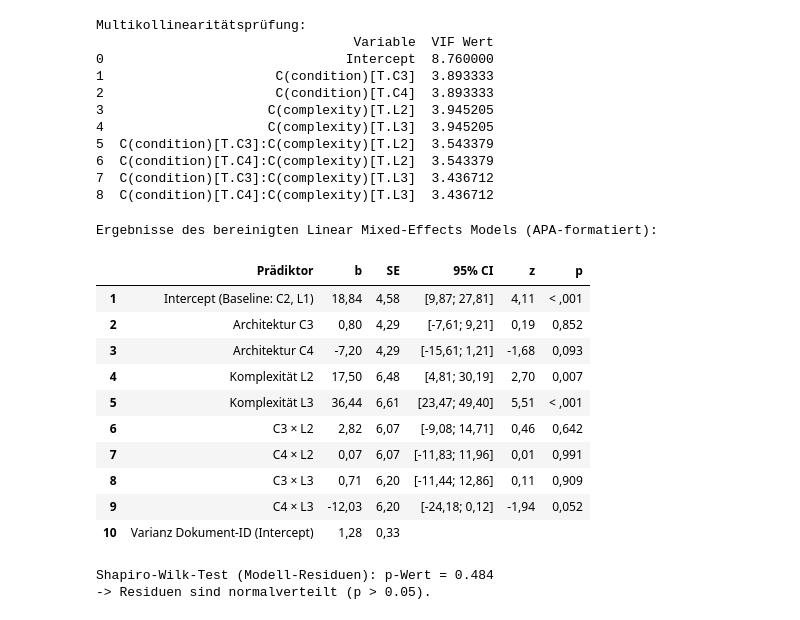
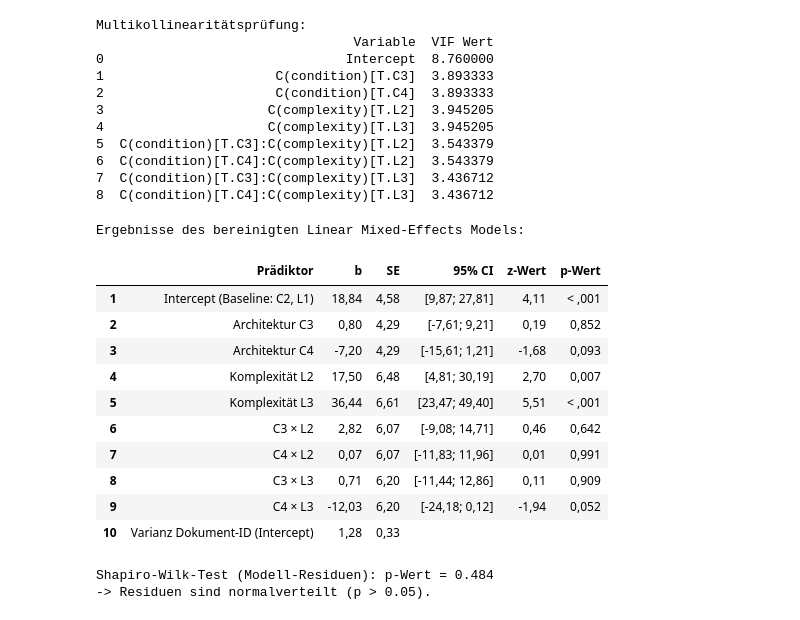
Before and after one commit to StefanEissler/doc-automation-architecture, a Jupyter notebook: notebooks/statistical_evaluation_A_internal.ipynb, the cells around one changed output. Cells and saved outputs as stored; diff of their text form; code cells hidden in the pictures.

```diff
--- a/notebooks/statistical_evaluation_A_internal.ipynb
+++ b/notebooks/statistical_evaluation_A_internal.ipynb
@@ -1519,8 +1572,8 @@ apa_df = pd.DataFrame(
         "SE": se.values,
         "CI_lower": conf_int[0].values,
         "CI_upper": conf_int[1].values,
-        "z": z_vals.values,
-        "p": p_vals.values,
+        "z-Wert": z_vals.values,
+        "p-Wert": p_vals.values,
     }
 )
 
@@ -1540,40 +1593,40 @@ predictor_map = {
 apa_df["Prädiktor"] = apa_df["Prädiktor"].map(predictor_map).fillna(apa_df["Prädiktor"])
 
 # Formatierung
 apa_df["b"] = apa_df["b"].apply(lambda x: fmt_float(x, 2))
 apa_df["SE"] = apa_df["SE"].apply(lambda x: fmt_float(x, 2))
-apa_df["z"] = apa_df["z"].apply(lambda x: fmt_float(x, 2))
-apa_df["p"] = apa_df["p"].apply(fmt_p)
+apa_df["z-Wert"] = apa_df["z-Wert"].apply(lambda x: fmt_float(x, 2))
+apa_df["p-Wert"] = apa_df["p-Wert"].apply(fmt_p)
 apa_df["95% CI"] = (
     "["
     + apa_df["CI_lower"].apply(lambda x: fmt_float(x, 2))
     + "; "
     + apa_df["CI_upper"].apply(lambda x: fmt_float(x, 2))
     + "]"
 )
 
 # Bei Random Effects werden in der Regel keine z-, p- oder CI-Werte berichtet -> leeren
 apa_df.loc[
-    apa_df["Prädiktor"] == "Varianz Dokument-ID (Intercept)", ["z", "p", "95% CI"]
+    apa_df["Prädiktor"] == "Varianz Dokument-ID (Intercept)", ["z-Wert", "p-Wert", "95% CI"]
 ] = ""
 
-lmm_apa_table = apa_df[["Prädiktor", "b", "SE", "95% CI", "z", "p"]].copy()
+lmm_apa_table = apa_df[["Prädiktor", "b", "SE", "95% CI", "z-Wert", "p-Wert"]].copy()
 lmm_apa_table.reset_index(drop=True, inplace=True)
 lmm_apa_table.index = lmm_apa_table.index + 1
 
 lmm_apa_table.to_csv(
     "tables/lmm_hallucination_clean_apa.csv",
     sep=";",
     decimal=",",
     index=False,
     encoding="utf-8-sig",
 )
 
-print("\nErgebnisse des bereinigten Linear Mixed-Effects Models (APA-formatiert):")
+print("\nErgebnisse des bereinigten Linear Mixed-Effects Models:")
 display(lmm_apa_table)
 # %% [output]
-Ergebnisse des bereinigten Linear Mixed-Effects Models (APA-formatiert):
+Ergebnisse des bereinigten Linear Mixed-Effects Models:
-|  | Prädiktor | b | SE | 95% CI | z | p |
+|  | Prädiktor | b | SE | 95% CI | z-Wert | p-Wert |
 | 1 | Intercept (Baseline: C2, L1) | 18,84 | 4,58 | [9,87; 27,81] | 4,11 | < ,001 |
 | 2 | Architektur C3 | 0,80 | 4,29 | [-7,61; 9,21] | 0,19 | 0,852 |
 | 3 | Architektur C4 | -7,20 | 4,29 | [-15,61; 1,21] | -1,68 | 0,093 |
```
Also changed, not shown: parts of 29 cells of this notebook, 8 other files.
